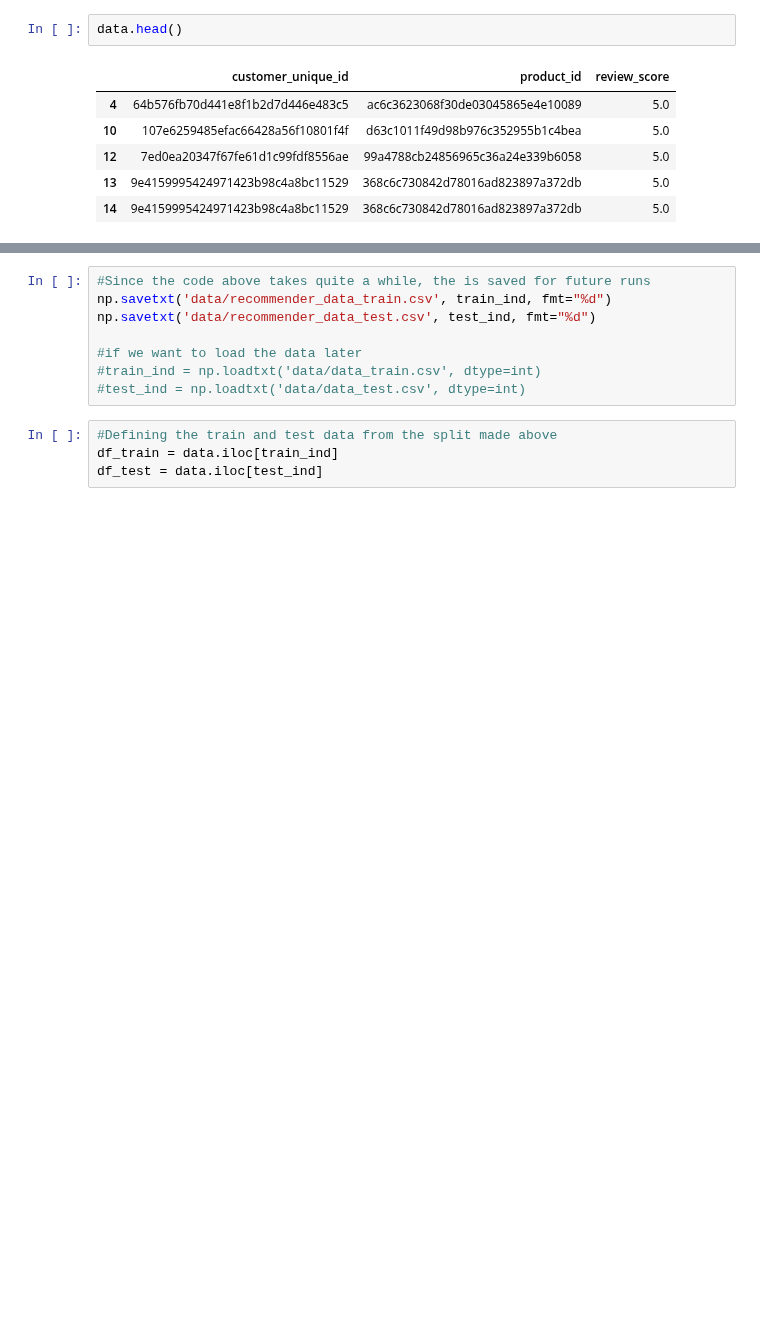
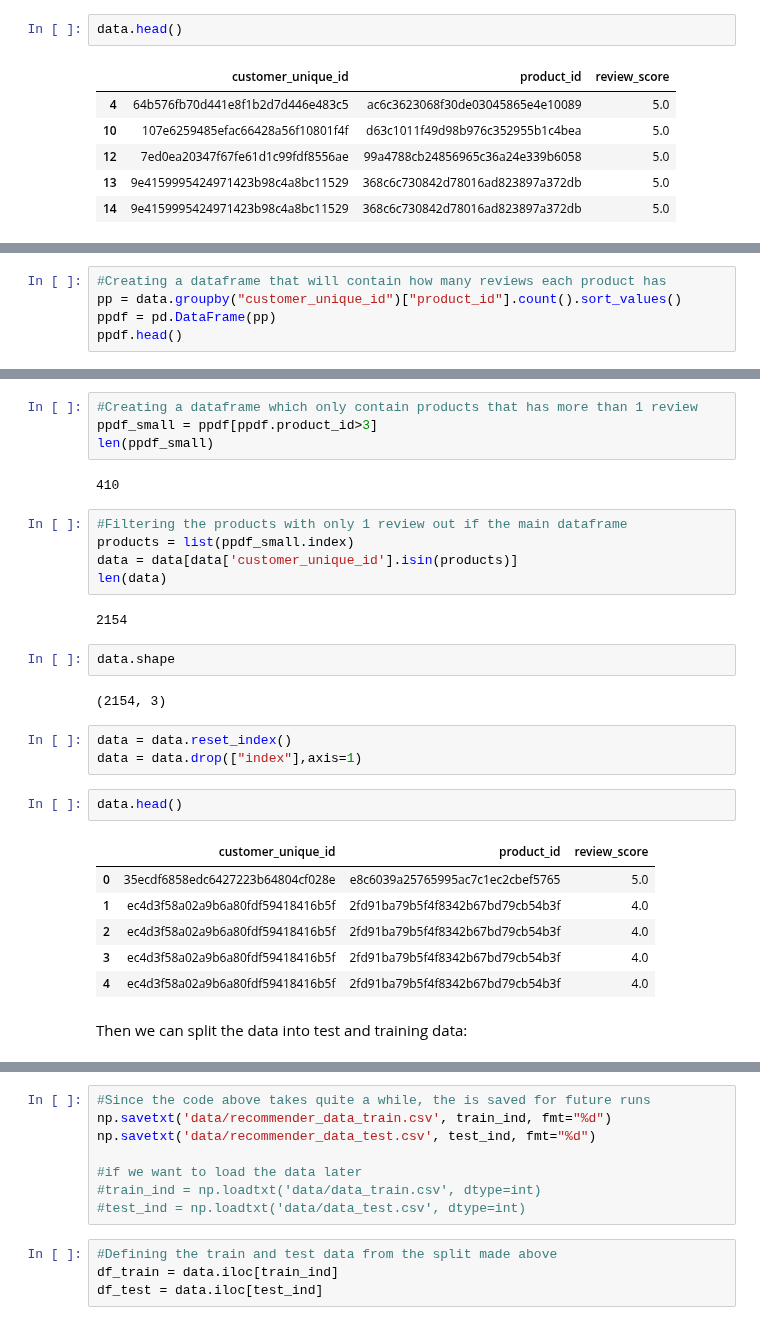
Before and after one commit to MotzWanted/Business_Analytics_Olist, a Jupyter notebook: phase2/Pahse2_recommender_systems.ipynb, the cells around one changed output, grey strips where cells are left out. Cells and saved outputs as stored; diff of their text form; blank space fills up the shorter version.

```diff
--- a/phase2/Pahse2_recommender_systems.ipynb
+++ b/phase2/Pahse2_recommender_systems.ipynb
@@ -449,0 +461,5 @@ data.head()
+# %%
+#Creating a dataframe that will contain how many reviews each product has
+pp = data.groupby("customer_unique_id")["product_id"].count().sort_values()
+ppdf = pd.DataFrame(pp)
+ppdf.head()
@@ -449,0 +474,31 @@ data.head()
+# %%
+#Creating a dataframe which only contain products that has more than 1 review
+ppdf_small = ppdf[ppdf.product_id>3]
+len(ppdf_small)
+# %% [output]
+410
+# %%
+#Filtering the products with only 1 review out if the main dataframe
+products = list(ppdf_small.index)
+data = data[data['customer_unique_id'].isin(products)]
+len(data)
+# %% [output]
+2154
+# %%
+data.shape
+# %% [output]
+(2154, 3)
+# %%
+data = data.reset_index()
+data = data.drop(["index"],axis=1)
+# %%
+data.head()
+# %% [output]
+|  | customer_unique_id | product_id | review_score |
+| 0 | 35ecdf6858edc6427223b64804cf028e | e8c6039a25765995ac7c1ec2cbef5765 | 5.0 |
+| 1 | ec4d3f58a02a9b6a80fdf59418416b5f | 2fd91ba79b5f4f8342b67bd79cb54b3f | 4.0 |
+| 2 | ec4d3f58a02a9b6a80fdf59418416b5f | 2fd91ba79b5f4f8342b67bd79cb54b3f | 4.0 |
+| 3 | ec4d3f58a02a9b6a80fdf59418416b5f | 2fd91ba79b5f4f8342b67bd79cb54b3f | 4.0 |
+| 4 | ec4d3f58a02a9b6a80fdf59418416b5f | 2fd91ba79b5f4f8342b67bd79cb54b3f | 4.0 |
+# %% [markdown]
+Then we can split the data into test and training data:
```
Also changed, not shown: parts of 70 cells of this notebook.
